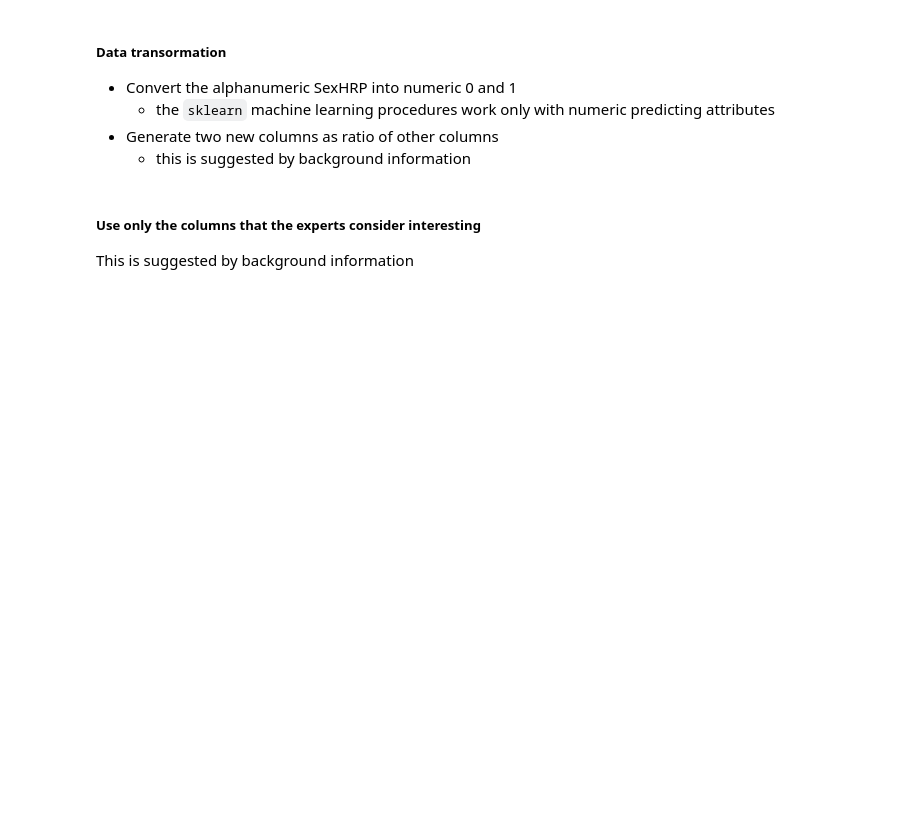
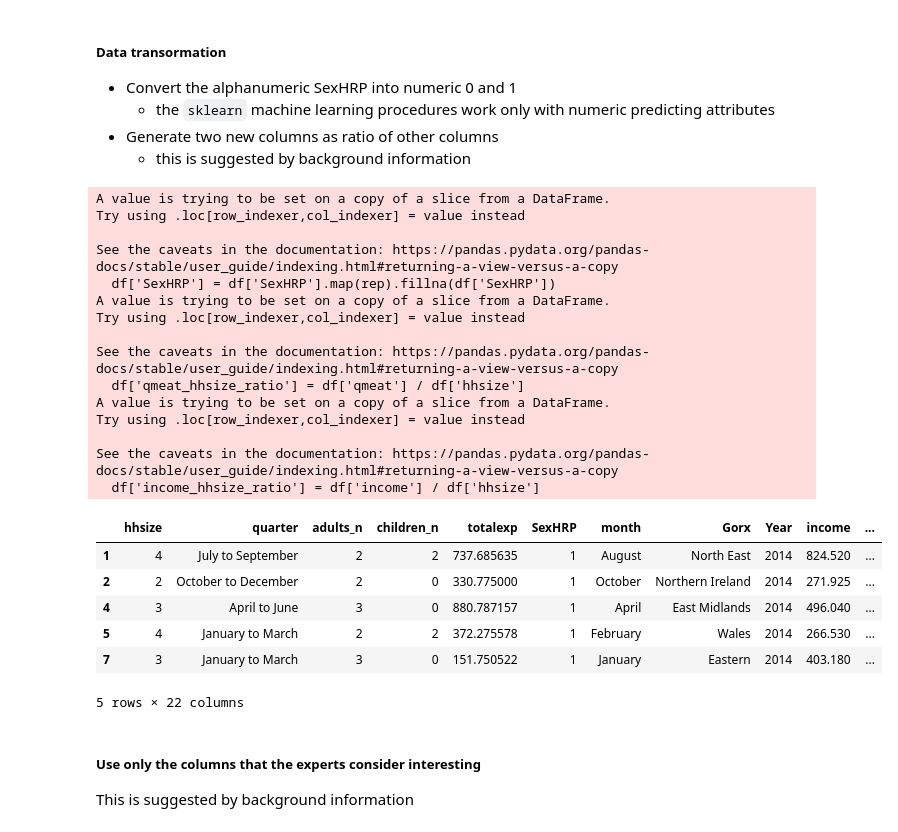
Before and after one commit to gullpet/dmlab, a Jupyter notebook: Lab03-04/linear_regression_example_FoodUK2014_nocode.ipynb, the cells around one changed output. Cells and saved outputs as stored; diff of their text form; code cells hidden in the pictures; blank space fills up the shorter version.

```diff
--- a/Lab03-04/linear_regression_example_FoodUK2014_nocode.ipynb
+++ b/Lab03-04/linear_regression_example_FoodUK2014_nocode.ipynb
@@ -95,6 +113,37 @@ After dropping rows with nulls the dataset has 3446 rows
       attributes
 - Generate two new columns as ratio of other columns
     - this is suggested by background information
+# %%
+rep = {'Female': 0, 'Male': 1}
+df['SexHRP'] = df['SexHRP'].map(rep).fillna(df['SexHRP'])
+df['qmeat_hhsize_ratio'] = df['qmeat'] / df['hhsize']
+df['income_hhsize_ratio'] = df['income'] / df['hhsize']
+
+#df = df.drop(columns=['quarter', 'totalexp', 'Year', 'hhsize', 'month', 'Gorx', 'income', 'qmeat', 'qfish', 'qfv', 'xmeat', 'xfish', 'xfv', 'uvfish', 'uvfv'])
+df.head()
+# %% [output]
+A value is trying to be set on a copy of a slice from a DataFrame.
+Try using .loc[row_indexer,col_indexer] = value instead
+
+See the caveats in the documentation: https://pandas.pydata.org/pandas-docs/stable/user_guide/indexing.html#returning-a-view-versus-a-copy
+  df['SexHRP'] = df['SexHRP'].map(rep).fillna(df['SexHRP'])
+A value is trying to be set on a copy of a slice from a DataFrame.
+Try using .loc[row_indexer,col_indexer] = value instead
+
+See the caveats in the documentation: https://pandas.pydata.org/pandas-docs/stable/user_guide/indexing.html#returning-a-view-versus-a-copy
+  df['qmeat_hhsize_ratio'] = df['qmeat'] / df['hhsize']
+A value is trying to be set on a copy of a slice from a DataFrame.
+Try using .loc[row_indexer,col_indexer] = value instead
+
+See the caveats in the documentation: https://pandas.pydata.org/pandas-docs/stable/user_guide/indexing.html#returning-a-view-versus-a-copy
+  df['income_hhsize_ratio'] = df['income'] / df['hhsize']
+|  | hhsize | quarter | adults_n | children_n | totalexp | SexHRP | month | Gorx | Year | income | ... |
+| 1 | 4 | July to September | 2 | 2 | 737.685635 | 1 | August | North East | 2014 | 824.520 | ... |
+| 2 | 2 | October to December | 2 | 0 | 330.775000 | 1 | October | Northern Ireland | 2014 | 271.925 | ... |
+| 4 | 3 | April to June | 3 | 0 | 880.787157 | 1 | April | East Midlands | 2014 | 496.040 | ... |
+| 5 | 4 | January to March | 2 | 2 | 372.275578 | 1 | February | Wales | 2014 | 266.530 | ... |
+| 7 | 3 | January to March | 3 | 0 | 151.750522 | 1 | January | Eastern | 2014 | 403.180 | ... |
+5 rows × 22 columns
 # %% [markdown]
 ##### Use only the columns that the experts consider interesting
 This is suggested by background information
```
Also changed, not shown: parts of 40 cells of this notebook, 31 other files.
